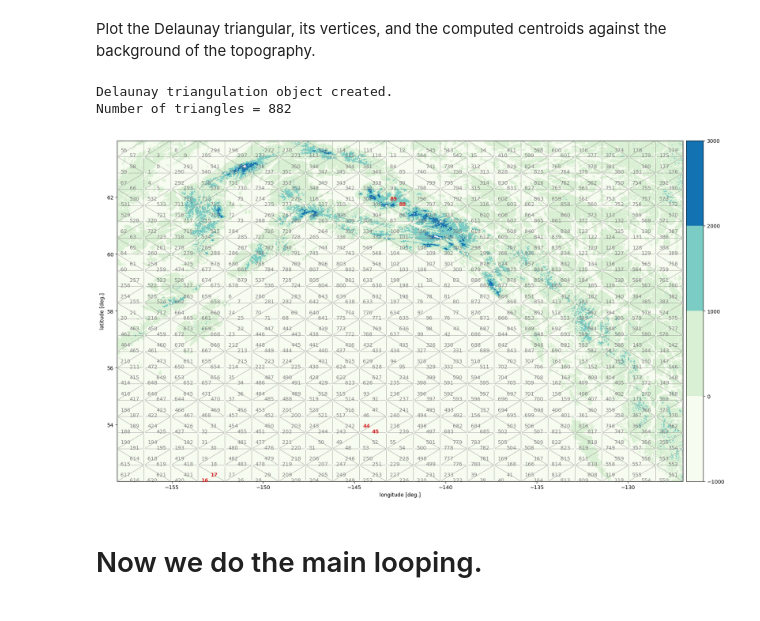
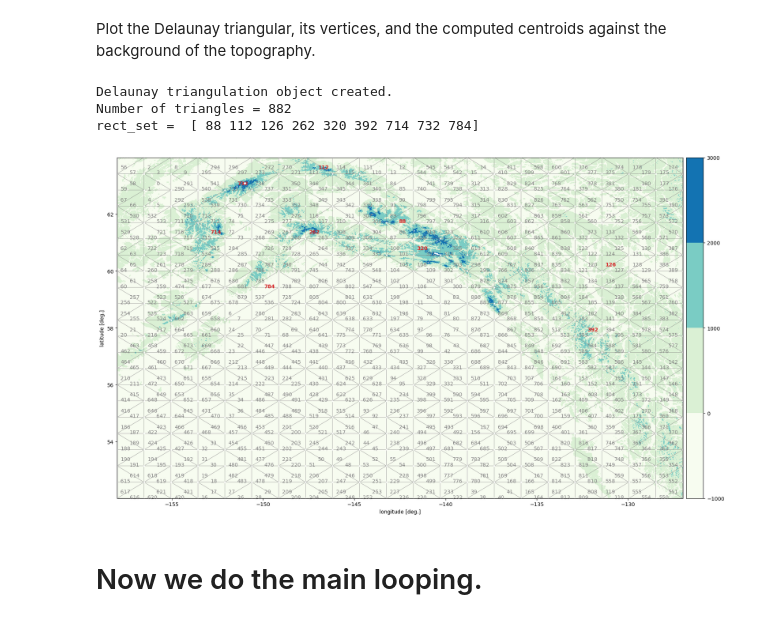
Before and after one commit to ray-chew/pyCSAM, a Jupyter notebook: notebooks/orog_delaunay.ipynb, the cells around one changed output. Drawn from its saved outputs; the diff is of its cells as text; code cells hidden in the pictures.

```diff
--- a/notebooks/orog_delaunay.ipynb
+++ b/notebooks/orog_delaunay.ipynb
@@ -61,14 +86,31 @@ Plot the Delaunay triangular, its vertices, and the computed centroids against t
 # %%
 # Setup Delaunay triangulation domain.
 tri = delaunay.get_decomposition(topo, xnp=22, ynp=22)
-# tri = delaunay.get_decomposition(topo, xnp=11, ynp=11)
+# tri = delaunay.get_decomposition(topo, xnp=16, ynp=11)
+
+#11x6
+# rect_set = np.sort([0,4,54,92,52,16,44,48,88,58,94])
+
+#11x11
+# rect_set = np.sort([20,26,4,74,130,168,180,102,40,112])
+# rect_set = np.array([102])
+
+#16x11
+# rect_set = np.sort([156,154,32,72,68,160,96,162,276,60])
+# rect_set = np.array([72])
+
+#22x22
+rect_set = np.sort([88,320,126,392,714,262,732,784,112])
+# rect_set = np.array([392])
+print("rect_set = ", rect_set)
 
 levels = np.linspace(-1000.0, 3000.0, 5)
-cart_plot.lat_lon_delaunay(topo, tri, levels, label_idxs=True, fs=(20,10))
+cart_plot.lat_lon_delaunay(topo, tri, levels, label_idxs=True, fs=(20,10), highlight_indices=rect_set)
 # %% [output]
 Delaunay triangulation object created.
 Number of triangles = 882
+rect_set =  [ 88 112 126 262 320 392 714 732 784]
-[figure, old version]
+[figure, new version]
 # %%
 np.random.seed(288)
 
```
Also changed, not shown: parts of 3 cells of this notebook.
